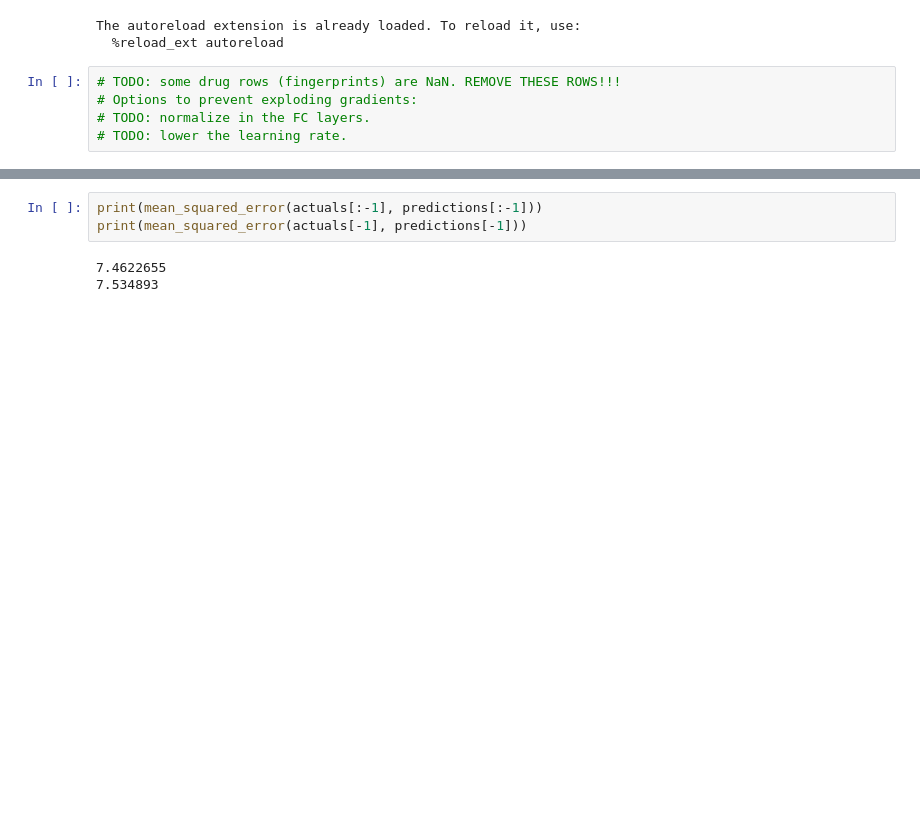
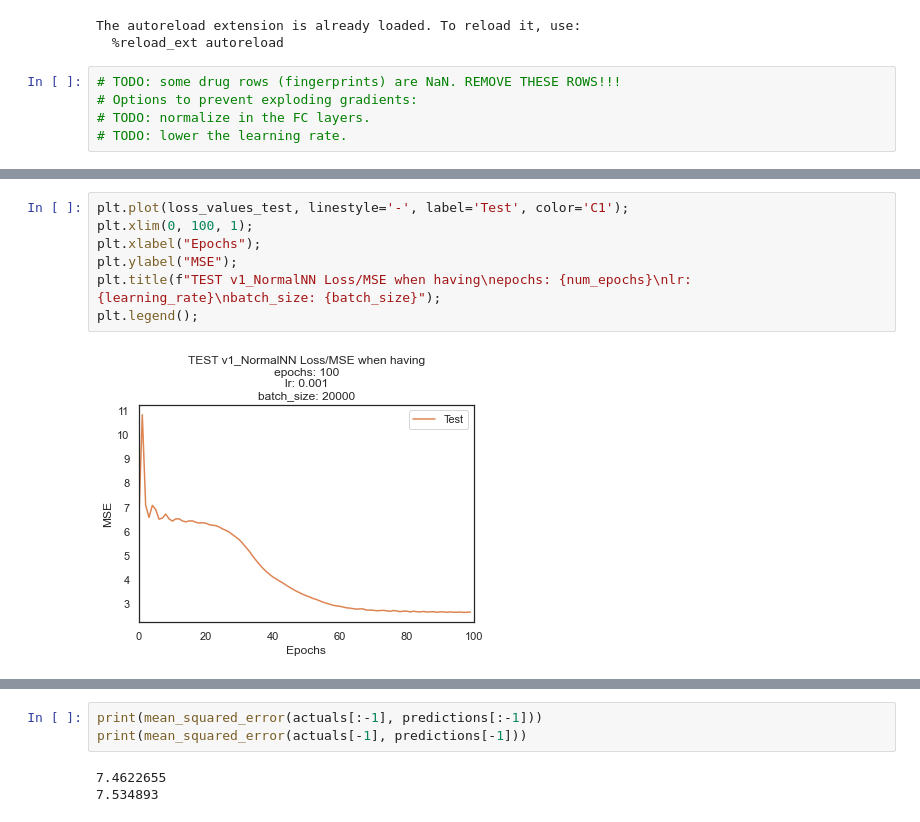
Before and after one commit to PeeteKeesel/gnn-for-drug-response-prediction, a Jupyter notebook: 08_baseline.ipynb, the cells around one changed output, grey strips where cells are left out. Cells and saved outputs as stored; diff of their text form; blank space fills up the shorter version.

```diff
--- a/08_baseline.ipynb
+++ b/08_baseline.ipynb
@@ -944,0 +952,9 @@ plt.legend();
+# %%
+plt.plot(loss_values_test, linestyle='-', label='Test', color='C1');
+plt.xlim(0, 100, 1);
+plt.xlabel("Epochs");
+plt.ylabel("MSE");
+plt.title(f"TEST v1_NormalNN Loss/MSE when having\nepochs: {num_epochs}\nlr: {learning_rate}\nbatch_size: {batch_size}");
+plt.legend();
+# %% [output]
+[figure, added]
```
Also changed, not shown: parts of 22 cells of this notebook.
